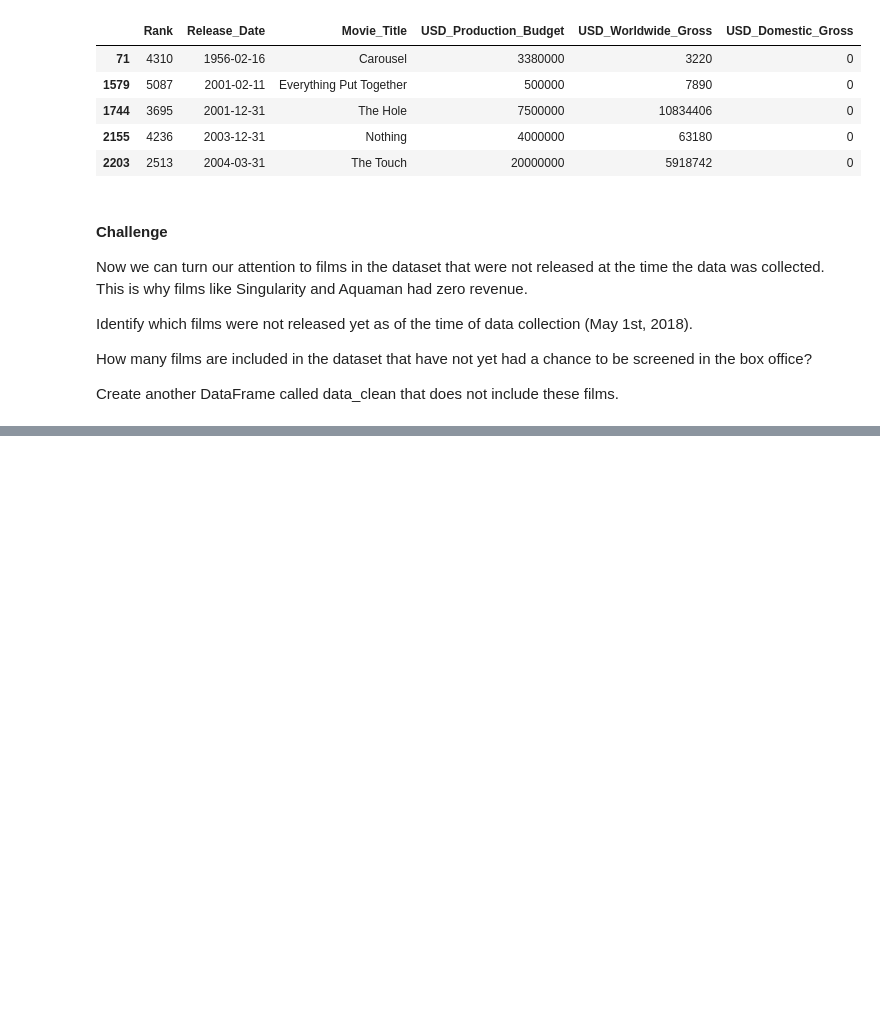
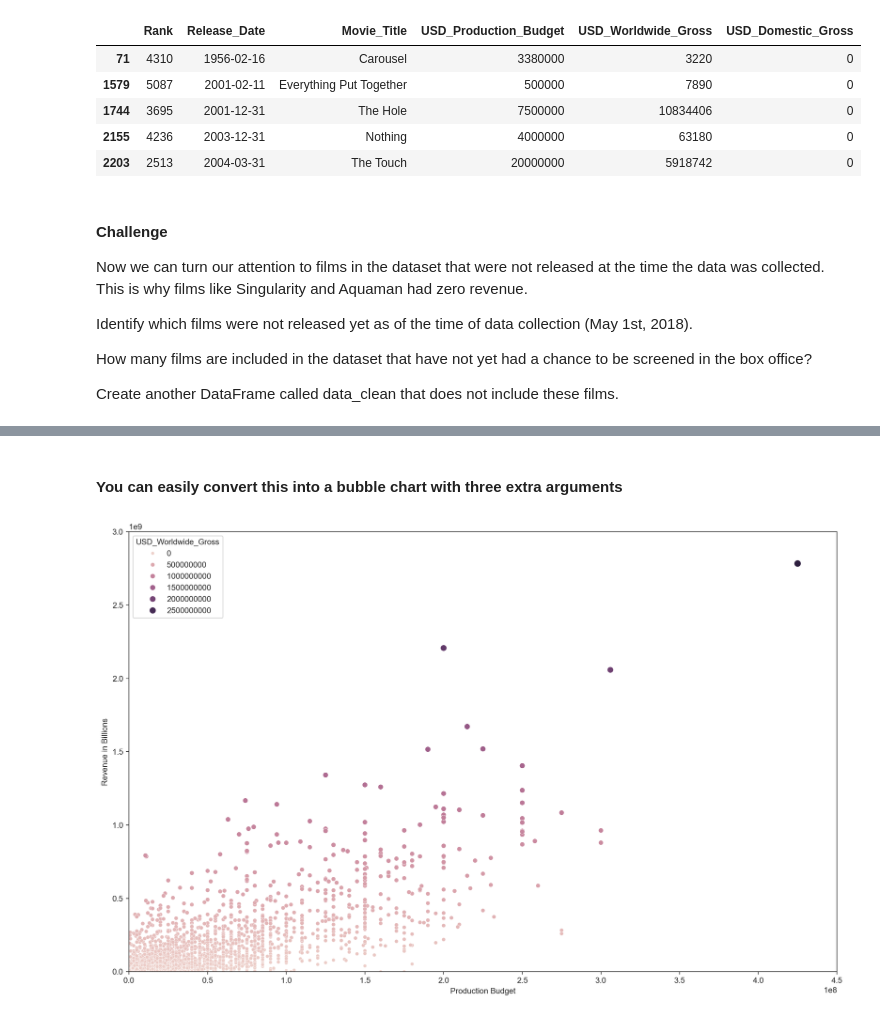
Before and after one commit to shane-221/Python_Basics, a Jupyter notebook: 09_Advanced-Data_Analysis(Pandas-Plotly-Seaborn)/78_Day_78_scikit/main.ipynb, the cells around one changed output, grey strips where cells are left out. Drawn from its saved outputs; the diff is of its cells as text; code cells hidden in the pictures; blank space fills up the shorter version.

```diff
--- a/09_Advanced-Data_Analysis(Pandas-Plotly-Seaborn)/78_Day_78_scikit/main.ipynb
+++ b/09_Advanced-Data_Analysis(Pandas-Plotly-Seaborn)/78_Day_78_scikit/main.ipynb
@@ -150,0 +176,20 @@ ddata_clean  = df.drop(future_release.index)                    # Drop the value
+# %% [markdown]
+#### You can easily convert this into a bubble chart with three extra arguments
+# %%
+plt.figure(figsize=(16, 10), dpi = 200)
+sns.set_style("ticks")                                  # Extra graph type fucntionality
+ax= sns.scatterplot(data = df,
+                    x= "USD_Production_Budget",
+                    y = "USD_Worldwide_Gross",
+                    hue = "USD_Worldwide_Gross",        # Colour depends on
+                    size ="USD_Worldwide_Gross")        # dOTSIZE
+ax.set(ylim = (0, 3000000000),
+       xlim= (0, 450000000),
+       xlabel ="Production Budget",
+       ylabel = "Revenue in Billions")
+
+
+
+plt.show()
+# %% [output]
+[figure, added]
```
Also changed, not shown: parts of 6 cells of this notebook.
